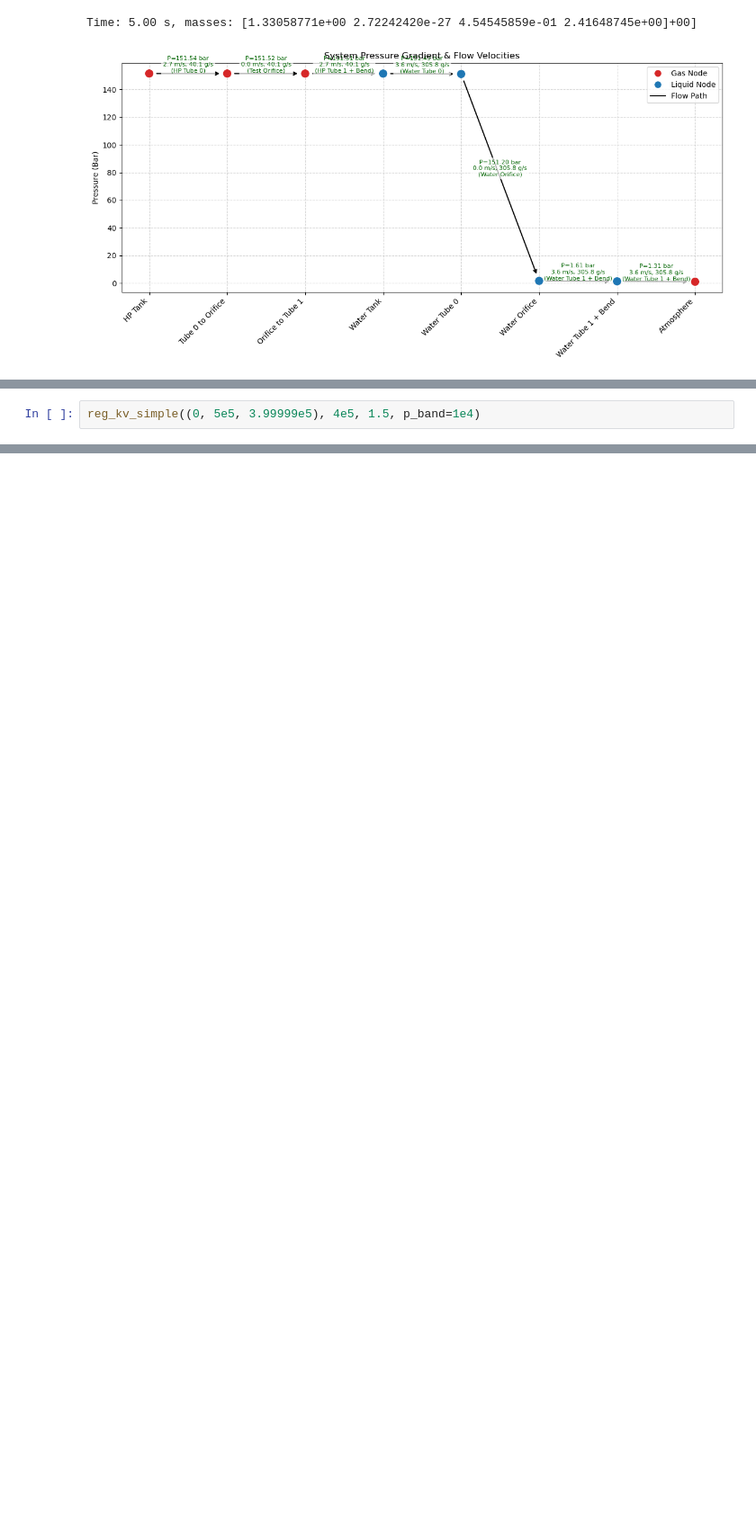
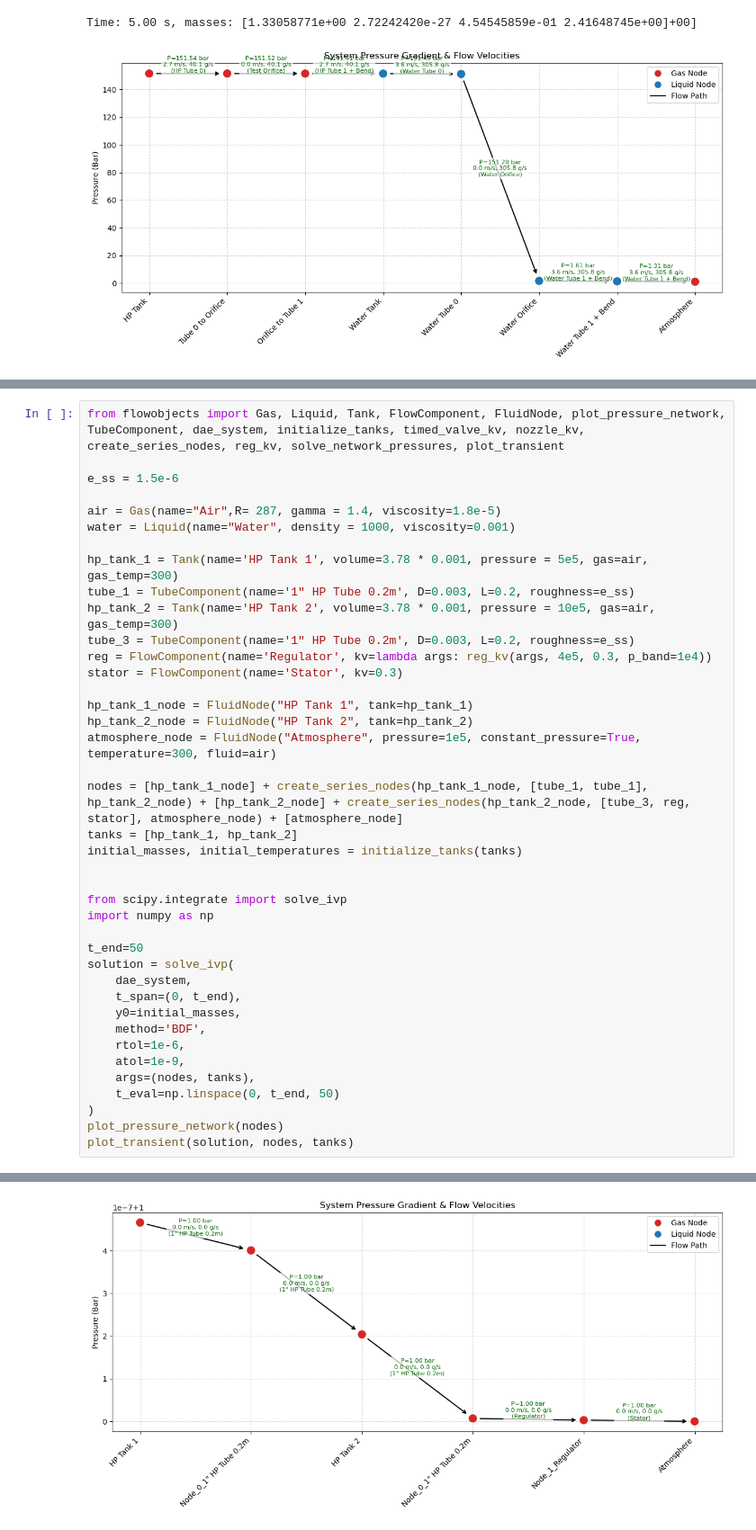
Before and after one commit to LpHiX/FYPTurbine, a Jupyter notebook: kvtest.ipynb, the cells around one changed output, grey strips where cells are left out. Shown at 90% size. Drawn from its saved outputs; the diff is of its cells as text; blank space fills up the shorter version.

```diff
--- a/kvtest.ipynb
+++ b/kvtest.ipynb
@@ -128,3 +172,41 @@ Time: 5.00 s, masses: [2.12592388e-03 3.70124011e-29 1.95672294e-03 0.00000000e+
 # %%
-reg_kv_simple((0, 5e5, 3.99999e5), 4e5, 1.5, p_band=1e4)
+from flowobjects import Gas, Liquid, Tank, FlowComponent, FluidNode, plot_pressure_network, TubeComponent, dae_system, initialize_tanks, timed_valve_kv, nozzle_kv, create_series_nodes, reg_kv, solve_network_pressures, plot_transient
+
+e_ss = 1.5e-6
+
+air = Gas(name="Air",R= 287, gamma = 1.4, viscosity=1.8e-5)
+water = Liquid(name="Water", density = 1000, viscosity=0.001)
+
+hp_tank_1 = Tank(name='HP Tank 1', volume=3.78 * 0.001, pressure = 5e5, gas=air, gas_temp=300)
+tube_1 = TubeComponent(name='1" HP Tube 0.2m', D=0.003, L=0.2, roughness=e_ss)
+hp_tank_2 = Tank(name='HP Tank 2', volume=3.78 * 0.001, pressure = 10e5, gas=air, gas_temp=300)
+tube_3 = TubeComponent(name='1" HP Tube 0.2m', D=0.003, L=0.2, roughness=e_ss)
+reg = FlowComponent(name='Regulator', kv=lambda args: reg_kv(args, 4e5, 0.3, p_band=1e4))
+stator = FlowComponent(name='Stator', kv=0.3)
+
+hp_tank_1_node = FluidNode("HP Tank 1", tank=hp_tank_1)
+hp_tank_2_node = FluidNode("HP Tank 2", tank=hp_tank_2)
+atmosphere_node = FluidNode("Atmosphere", pressure=1e5, constant_pressure=True, temperature=300, fluid=air)
+
+nodes = [hp_tank_1_node] + create_series_nodes(hp_tank_1_node, [tube_1, tube_1], hp_tank_2_node) + [hp_tank_2_node] + create_series_nodes(hp_tank_2_node, [tube_3, reg, stator], atmosphere_node) + [atmosphere_node]
+tanks = [hp_tank_1, hp_tank_2]
+initial_masses, initial_temperatures = initialize_tanks(tanks)
+
+
+from scipy.integrate import solve_ivp
+import numpy as np
+
+t_end=50
+solution = solve_ivp(
+    dae_system,
+    t_span=(0, t_end),
+    y0=initial_masses,
+    method='BDF',
+    rtol=1e-6,
+    atol=1e-9,
+    args=(nodes, tanks),
+    t_eval=np.linspace(0, t_end, 50)
+)
+plot_pressure_network(nodes)
+plot_transient(solution, nodes, tanks)
 # %% [output]
@@ -131,0 +214 @@ reg_kv_simple((0, 5e5, 3.99999e5), 4e5, 1.5, p_band=1e4)
+[figure, added]
```
Also changed, not shown: parts of 6 cells of this notebook, 2 other files.
